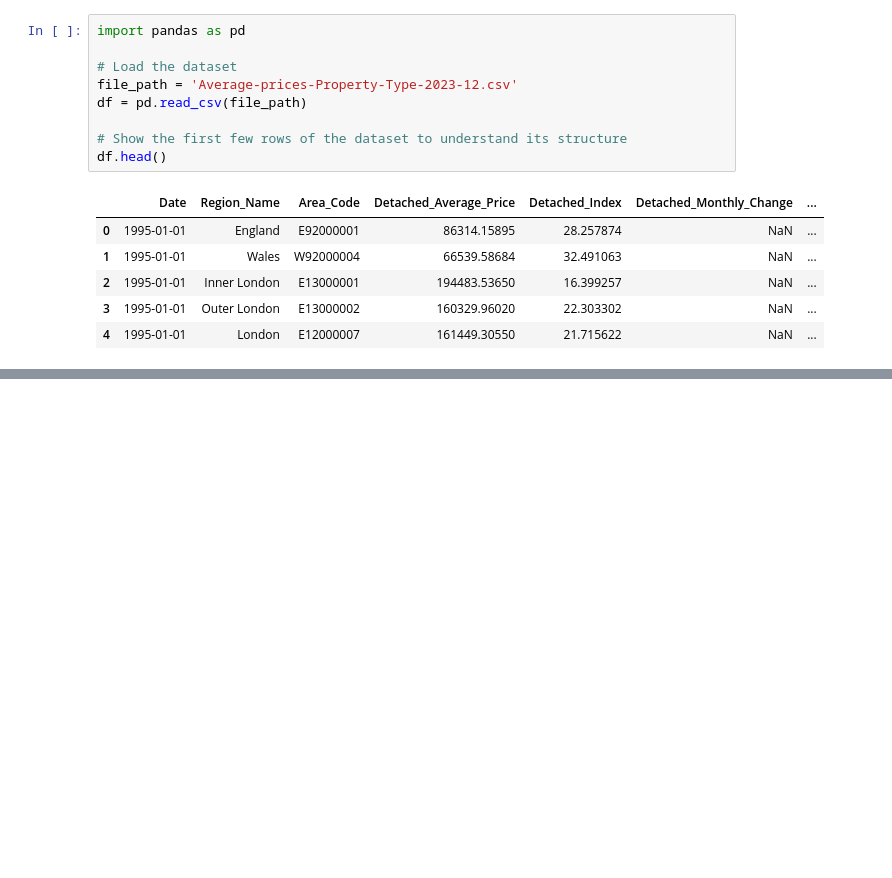
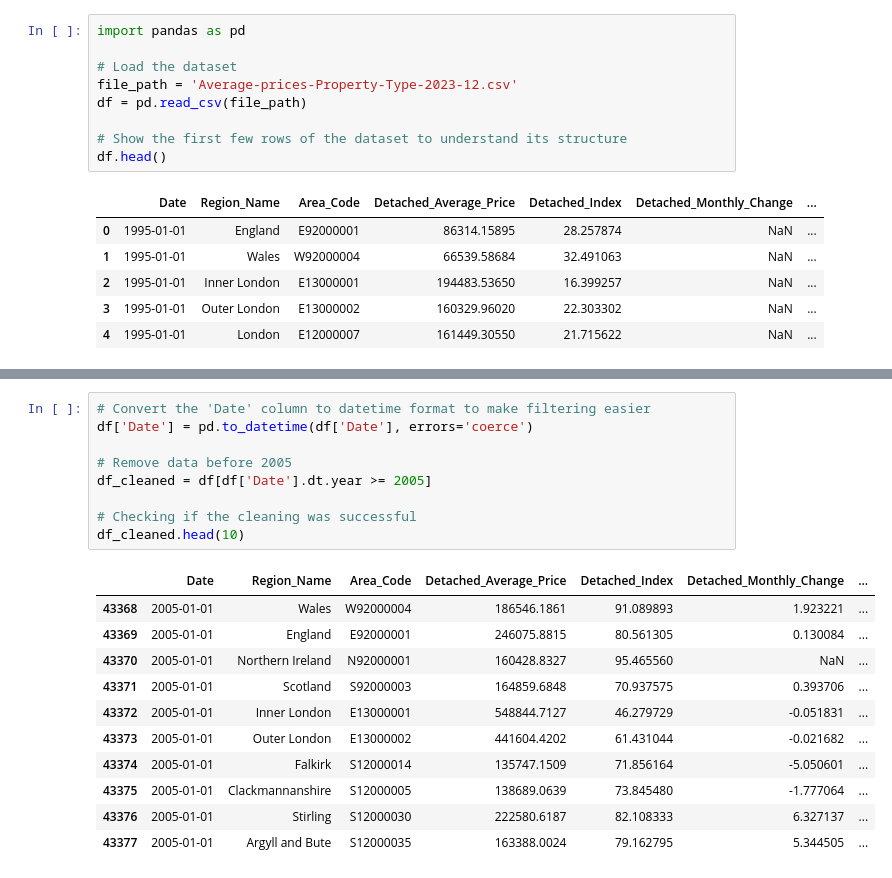
Before and after one commit to Piripack/House-price-prediction, a Jupyter notebook: Untitled22.ipynb, the cells around one changed output, grey strips where cells are left out. Cells and saved outputs as stored; diff of their text form; blank space fills up the shorter version.

```diff
--- a/Untitled22.ipynb
+++ b/Untitled22.ipynb
@@ -80,0 +85,21 @@ df.head()
+# %%
+# Convert the 'Date' column to datetime format to make filtering easier
+df['Date'] = pd.to_datetime(df['Date'], errors='coerce')
+
+# Remove data before 2005
+df_cleaned = df[df['Date'].dt.year >= 2005]
+
+# Checking if the cleaning was successful
+df_cleaned.head(10)
+# %% [output]
+|  | Date | Region_Name | Area_Code | Detached_Average_Price | Detached_Index | Detached_Monthly_Change | ... |
+| 43368 | 2005-01-01 | Wales | W92000004 | 186546.1861 | 91.089893 | 1.923221 | ... |
+| 43369 | 2005-01-01 | England | E92000001 | 246075.8815 | 80.561305 | 0.130084 | ... |
+| 43370 | 2005-01-01 | Northern Ireland | N92000001 | 160428.8327 | 95.465560 | NaN | ... |
+| 43371 | 2005-01-01 | Scotland | S92000003 | 164859.6848 | 70.937575 | 0.393706 | ... |
+| 43372 | 2005-01-01 | Inner London | E13000001 | 548844.7127 | 46.279729 | -0.051831 | ... |
+| 43373 | 2005-01-01 | Outer London | E13000002 | 441604.4202 | 61.431044 | -0.021682 | ... |
+| 43374 | 2005-01-01 | Falkirk | S12000014 | 135747.1509 | 71.856164 | -5.050601 | ... |
+| 43375 | 2005-01-01 | Clackmannanshire | S12000005 | 138689.0639 | 73.845480 | -1.777064 | ... |
+| 43376 | 2005-01-01 | Stirling | S12000030 | 222580.6187 | 82.108333 | 6.327137 | ... |
+| 43377 | 2005-01-01 | Argyll and Bute | S12000035 | 163388.0024 | 79.162795 | 5.344505 | ... |
```
Also changed, not shown: parts of 5 cells of this notebook.
